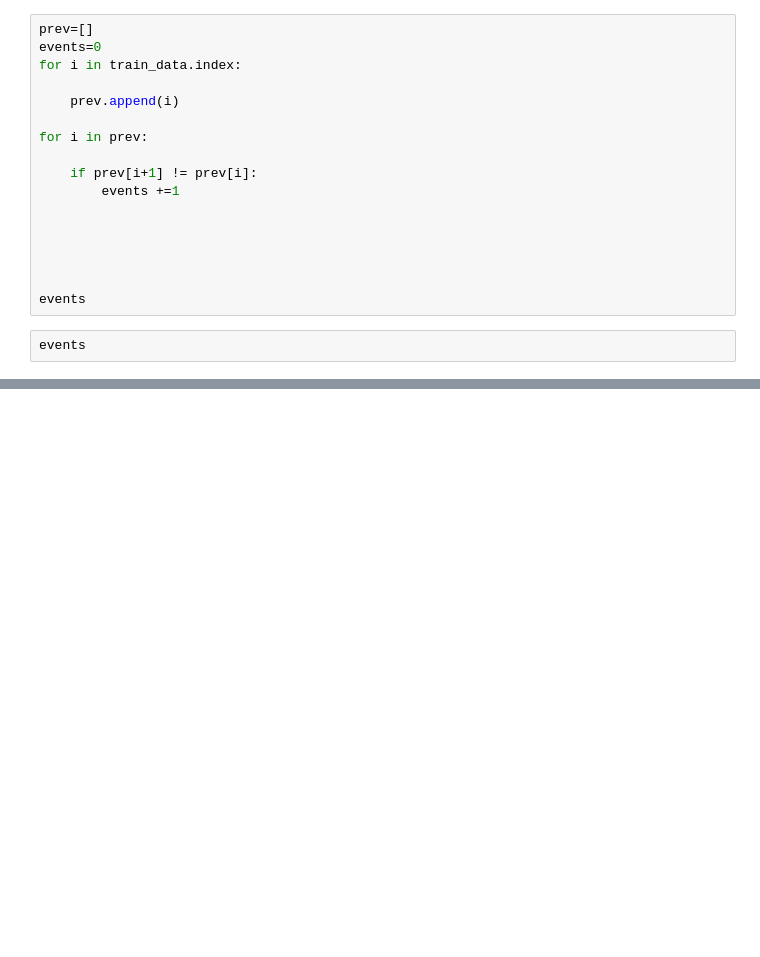
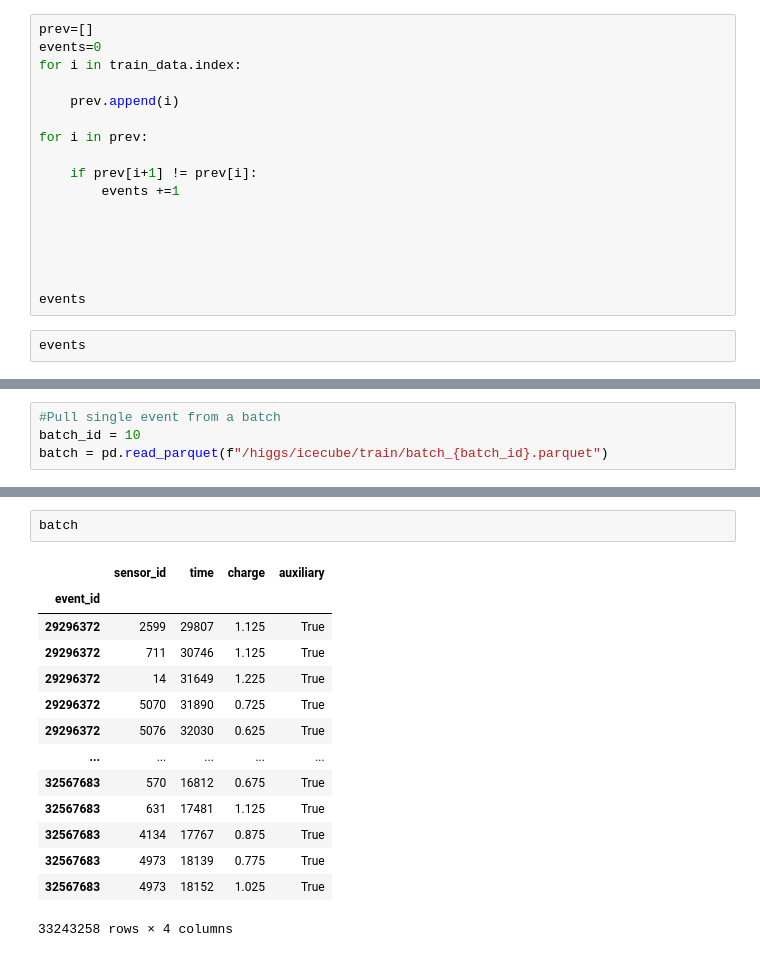
Before and after one commit to DylanPerez715/PHYS139-Neutrinos_In_Deep_Ice, a Jupyter notebook: IceCubeData.ipynb, the cells around one changed output, grey strips where cells are left out. Cells and saved outputs as stored; diff of their text form; blank space fills up the shorter version.

```diff
--- a/IceCubeData.ipynb
+++ b/IceCubeData.ipynb
@@ -45,0 +132,4 @@ events
+# %%
+#Pull single event from a batch
+batch_id = 10
+batch = pd.read_parquet(f"/higgs/icecube/train/batch_{batch_id}.parquet")
@@ -45,0 +255,17 @@ events
+# %%
+batch
+# %% [output]
+|  | sensor_id | time | charge | auxiliary |
+| event_id |  |  |  |  |
+| 29296372 | 2599 | 29807 | 1.125 | True |
+| 29296372 | 711 | 30746 | 1.125 | True |
+| 29296372 | 14 | 31649 | 1.225 | True |
+| 29296372 | 5070 | 31890 | 0.725 | True |
+| 29296372 | 5076 | 32030 | 0.625 | True |
+| ... | ... | ... | ... | ... |
+| 32567683 | 570 | 16812 | 0.675 | True |
+| 32567683 | 631 | 17481 | 1.125 | True |
+| 32567683 | 4134 | 17767 | 0.875 | True |
+| 32567683 | 4973 | 18139 | 0.775 | True |
+| 32567683 | 4973 | 18152 | 1.025 | True |
+33243258 rows × 4 columns
```
Also changed, not shown: parts of 30 cells of this notebook.
